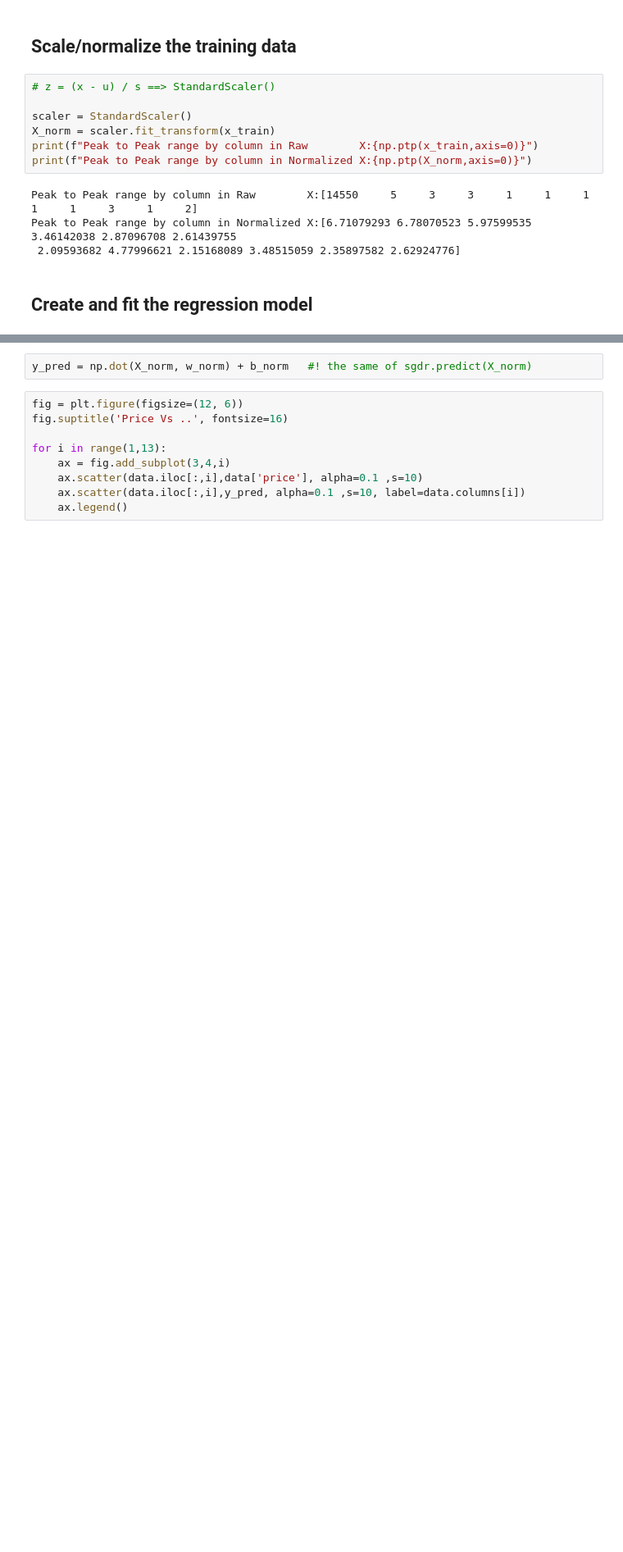
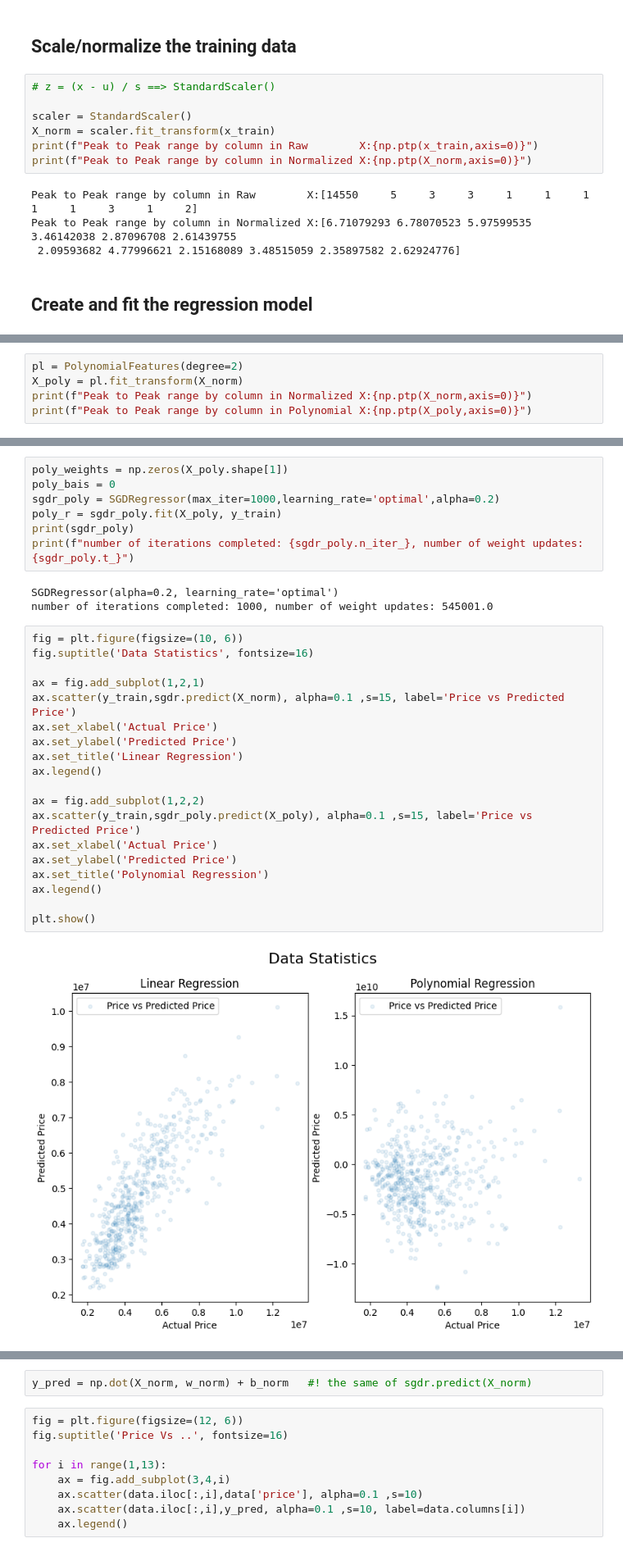
Before and after one commit to Ox03bb/Ai_Docs, a Jupyter notebook: core/Multiple_Linear_Regression_skt.ipynb, the cells around one changed output, grey strips where cells are left out. Shown at 82% size. Saved outputs shown, nothing was run; the diff lists cells and outputs as text; blank space fills up the shorter version.

```diff
--- a/core/Multiple_Linear_Regression_skt.ipynb
+++ b/core/Multiple_Linear_Regression_skt.ipynb
@@ -85,0 +89,5 @@ number of iterations completed: 21, number of weight updates: 11446.0
+# %%
+pl = PolynomialFeatures(degree=2)
+X_poly = pl.fit_transform(X_norm)
+print(f"Peak to Peak range by column in Normalized X:{np.ptp(X_norm,axis=0)}")
+print(f"Peak to Peak range by column in Polynomial X:{np.ptp(X_poly,axis=0)}")
@@ -85,0 +113,31 @@ number of iterations completed: 21, number of weight updates: 11446.0
+# %%
+poly_weights = np.zeros(X_poly.shape[1])
+poly_bais = 0
+sgdr_poly = SGDRegressor(max_iter=1000,learning_rate='optimal',alpha=0.2)
+poly_r = sgdr_poly.fit(X_poly, y_train)
+print(sgdr_poly)
+print(f"number of iterations completed: {sgdr_poly.n_iter_}, number of weight updates: {sgdr_poly.t_}")
+# %% [output]
+SGDRegressor(alpha=0.2, learning_rate='optimal')
+number of iterations completed: 1000, number of weight updates: 545001.0
+# %%
+fig = plt.figure(figsize=(10, 6))
+fig.suptitle('Data Statistics', fontsize=16)
+
+ax = fig.add_subplot(1,2,1)
+ax.scatter(y_train,sgdr.predict(X_norm), alpha=0.1 ,s=15, label='Price vs Predicted Price')
+ax.set_xlabel('Actual Price')
+ax.set_ylabel('Predicted Price')
+ax.set_title('Linear Regression')
+ax.legend()
+
+ax = fig.add_subplot(1,2,2)
+ax.scatter(y_train,sgdr_poly.predict(X_poly), alpha=0.1 ,s=15, label='Price vs Predicted Price')
+ax.set_xlabel('Actual Price')
+ax.set_ylabel('Predicted Price')
+ax.set_title('Polynomial Regression')
+ax.legend()
+
+plt.show()
+# %% [output]
+[figure, added]
```
Also changed, not shown: parts of 9 cells of this notebook.
